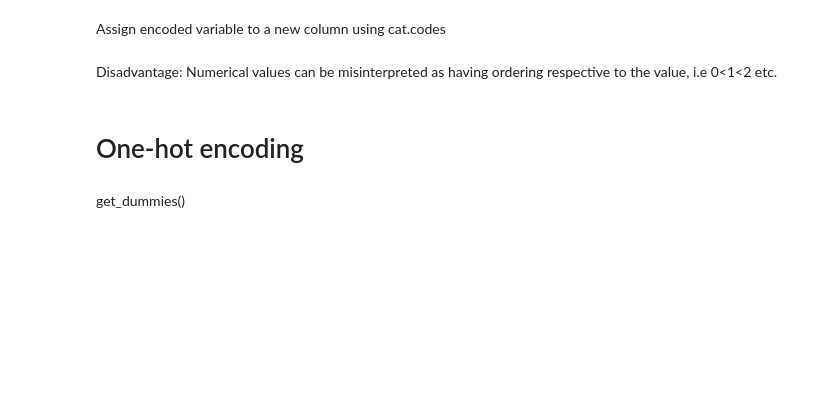
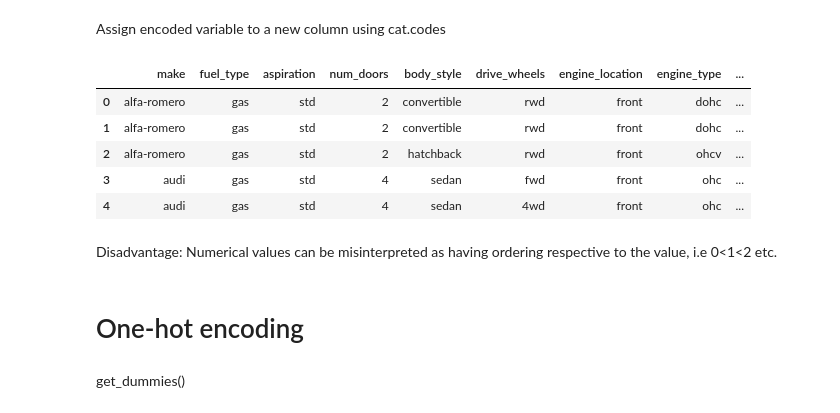
Before and after one commit to dayanandv/Data-Science, a Jupyter notebook: Categorical_Data.ipynb, the cells around one changed output. Drawn from its saved outputs; the diff is of its cells as text; code cells hidden in the pictures; blank space fills up the shorter version.

```diff
--- a/Categorical_Data.ipynb
+++ b/Categorical_Data.ipynb
@@ -23,5 +56,6 @@ obj_df["num_doors"].value_counts()
 # %%
 # Fill with four
+obj_df = obj_df.fillna({"num_doors" : "four"})
 # %% [markdown]
 # Find and replace
 # %%
@@ -29,4 +72,4 @@ obj_df["num_cylinders"].value_counts()
 # %%
-cleanup nums = {"num doors": {"four": 4, "two": 2},
+cleanup_nums = {"num_doors": {"four": 4, "two": 2},
                 "num_cylinders": {"four": 4, "six": 6, "five": 5, "eight": 8, "two": 2, "twelve": 12, "three":3 }
                 }
@@ -34,0 +76,3 @@ cleanup nums = {"num doors": {"four": 4, "two": 2},
+# %%
+# Replace
+obj_df.replace(cleanup_nums, inplace=True)
@@ -38,3 +96,6 @@ cleanup nums = {"num doors": {"four": 4, "two": 2},
 Convert each value in a column to a number.
 
 Shortcut : Convert column to 'category' then do label encoding to it
+# %%
+obj_df['body_style'] = obj_df['body_style'].astype('category')
+obj_df.dtypes
@@ -41,5 +114,15 @@ Shortcut : Convert column to 'category' then do label encoding to it
 # %% [markdown]
 Assign encoded variable to a new column using cat.codes
+# %%
+obj_df['body_style_cat'] = obj_df['body_style'].cat.codes
+obj_df.head()
+# %% [output]
+|  | make | fuel_type | aspiration | num_doors | body_style | drive_wheels | engine_location | engine_type | ... |
+| 0 | alfa-romero | gas | std | 2 | convertible | rwd | front | dohc | ... |
+| 1 | alfa-romero | gas | std | 2 | convertible | rwd | front | dohc | ... |
+| 2 | alfa-romero | gas | std | 2 | hatchback | rwd | front | ohcv | ... |
+| 3 | audi | gas | std | 4 | sedan | fwd | front | ohc | ... |
+| 4 | audi | gas | std | 4 | sedan | 4wd | front | ohc | ... |
 # %% [markdown]
 Disadvantage: Numerical values can be misinterpreted as having ordering respective to the value, i.e 0<1<2 etc.
 # %% [markdown]
```
Also changed, not shown: parts of 16 cells of this notebook.
